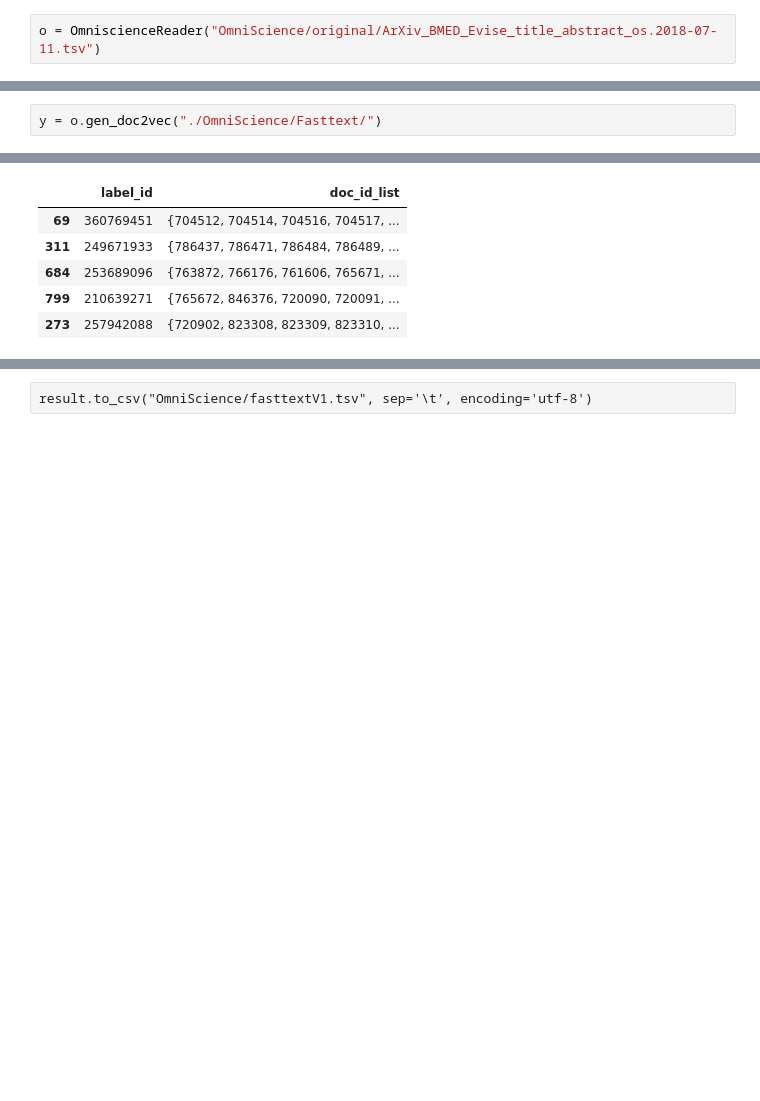
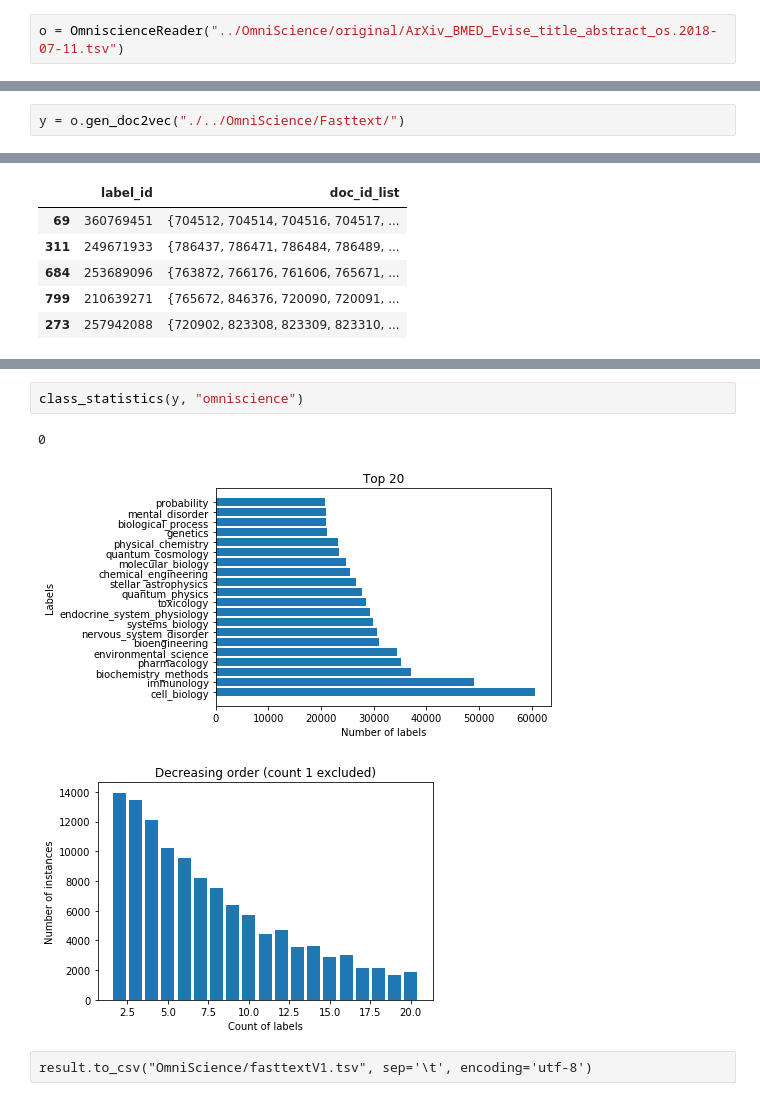
Before and after one commit to tharangni/LSHTC-2019, a Jupyter notebook: notebooks/omniscience_data.ipynb, the cells around one changed output, grey strips where cells are left out. Cells and saved outputs as stored; diff of their text form; blank space fills up the shorter version.

```diff
--- a/notebooks/omniscience_data.ipynb
+++ b/notebooks/omniscience_data.ipynb
@@ -11,4 +14,4 @@ logging.basicConfig(level=logging.INFO )
 # %% [output]
 INFO:summarizer.preprocessing.cleaner:'pattern' package not found; tag filters are not available for English
 # %%
-o = OmniscienceReader("OmniScience/original/ArXiv_BMED_Evise_title_abstract_os.2018-07-11.tsv")
+o = OmniscienceReader("../OmniScience/original/ArXiv_BMED_Evise_title_abstract_os.2018-07-11.tsv")
@@ -36,5 +18,5 @@ Name: 709751, dtype: object
 # %%
-y = o.gen_doc2vec("./OmniScience/Fasttext/")
+y = o.gen_doc2vec("./../OmniScience/Fasttext/")
 # %% [output]
 INFO:root:Loading exisiting model...
 # %%
@@ -95,2 +100,8 @@ class_statistics(temp, "omniscience")
+# %%
+class_statistics(y, "omniscience")
+# %% [output]
+0
+[figure, added]
+[figure, added]
 # %% [raw]
 result.to_csv("OmniScience/fasttextV1.tsv", sep='\t', encoding='utf-8')
```
Also changed, not shown: parts of 15 cells of this notebook, 4 other files.
